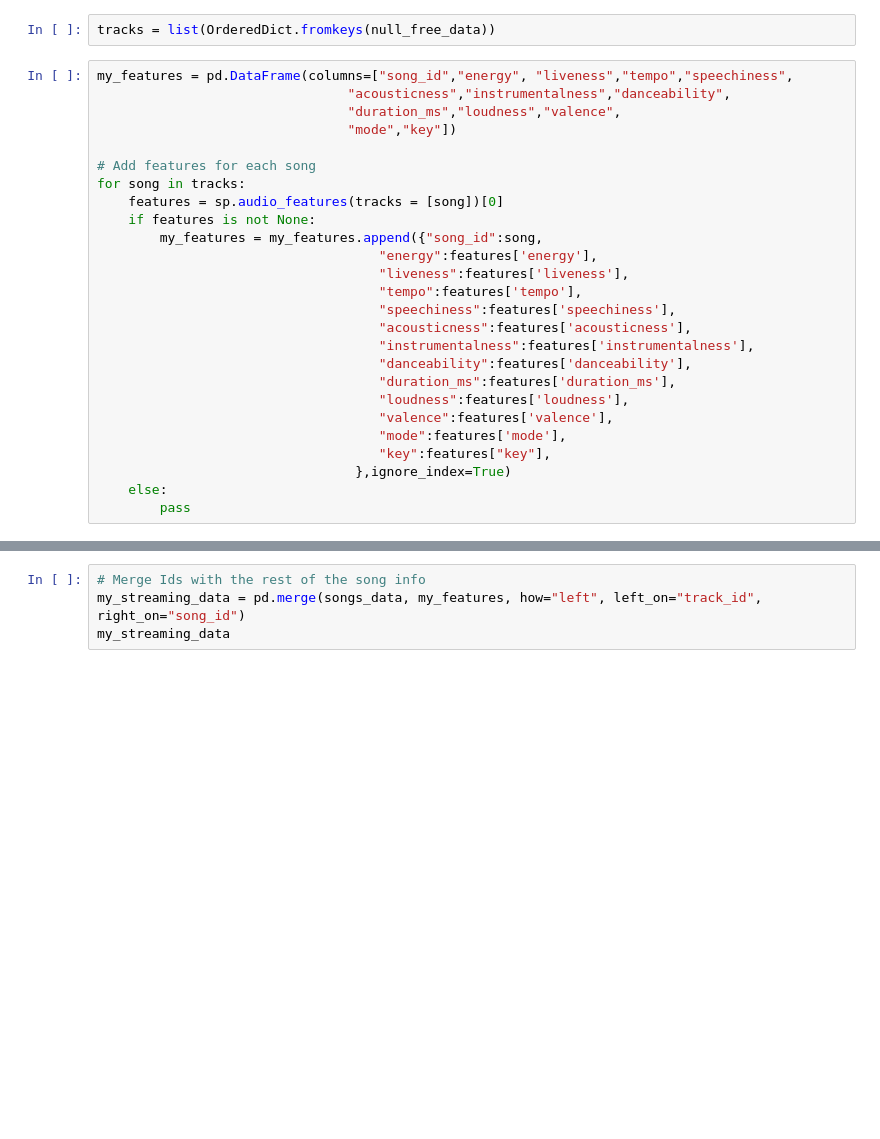
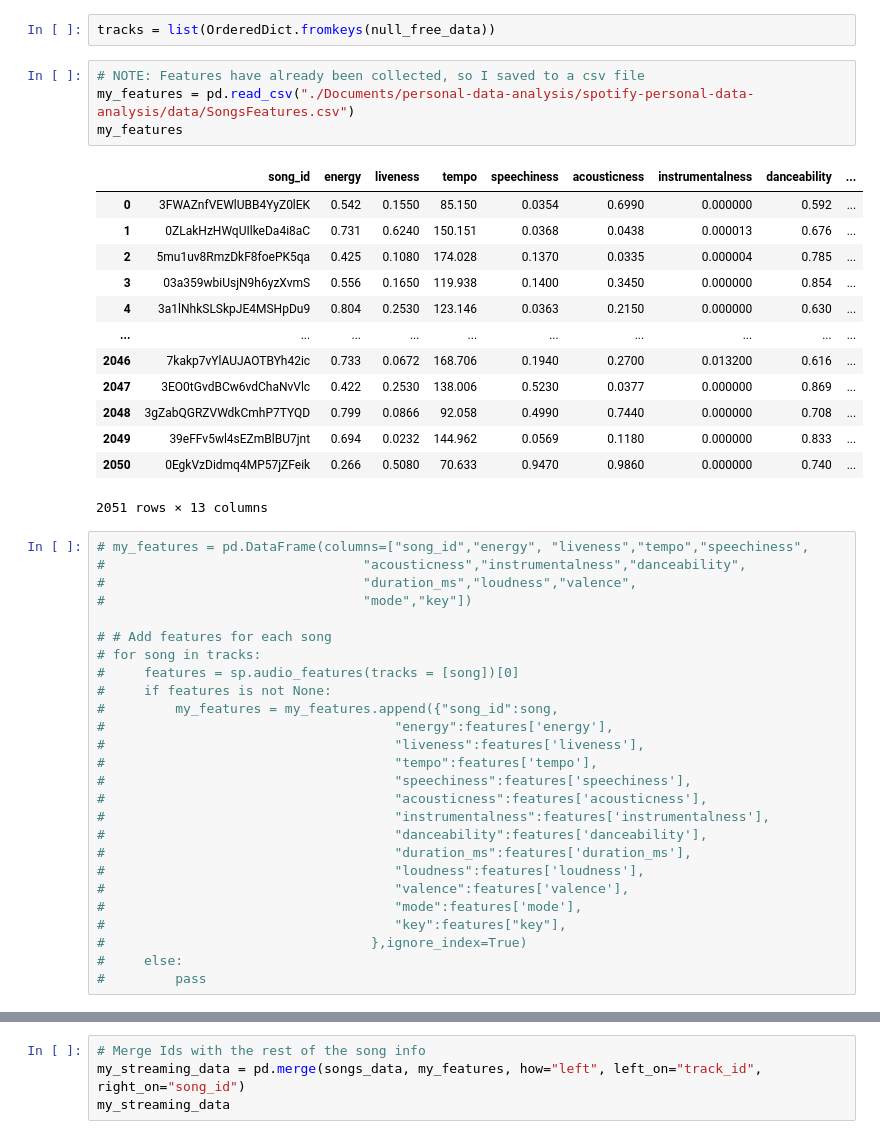
Before and after one commit to DiegoTrigueros/spotify-personal-data-analysis, a Jupyter notebook: spotifyAnalysis.ipynb, the cells around one changed output, grey strips where cells are left out. Cells and saved outputs as stored; diff of their text form; blank space fills up the shorter version.

```diff
--- a/spotifyAnalysis.ipynb
+++ b/spotifyAnalysis.ipynb
@@ -176,31 +193,49 @@ null_free_data.sample(60)
 Name: track_id, dtype: object
 # %%
 tracks = list(OrderedDict.fromkeys(null_free_data))
+# %%
+# NOTE: Features have already been collected, so I saved to a csv file
+my_features = pd.read_csv("./Documents/personal-data-analysis/spotify-personal-data-analysis/data/SongsFeatures.csv")
+my_features
+# %% [output]
+|  | song_id | energy | liveness | tempo | speechiness | acousticness | instrumentalness | danceability | ... |
+| 0 | 3FWAZnfVEWlUBB4YyZ0lEK | 0.542 | 0.1550 | 85.150 | 0.0354 | 0.6990 | 0.000000 | 0.592 | ... |
+| 1 | 0ZLakHzHWqUIlkeDa4i8aC | 0.731 | 0.6240 | 150.151 | 0.0368 | 0.0438 | 0.000013 | 0.676 | ... |
+| 2 | 5mu1uv8RmzDkF8foePK5qa | 0.425 | 0.1080 | 174.028 | 0.1370 | 0.0335 | 0.000004 | 0.785 | ... |
+| 3 | 03a359wbiUsjN9h6yzXvmS | 0.556 | 0.1650 | 119.938 | 0.1400 | 0.3450 | 0.000000 | 0.854 | ... |
+| 4 | 3a1lNhkSLSkpJE4MSHpDu9 | 0.804 | 0.2530 | 123.146 | 0.0363 | 0.2150 | 0.000000 | 0.630 | ... |
+| ... | ... | ... | ... | ... | ... | ... | ... | ... | ... |
+| 2046 | 7kakp7vYlAUJAOTBYh42ic | 0.733 | 0.0672 | 168.706 | 0.1940 | 0.2700 | 0.013200 | 0.616 | ... |
+| 2047 | 3EO0tGvdBCw6vdChaNvVlc | 0.422 | 0.2530 | 138.006 | 0.5230 | 0.0377 | 0.000000 | 0.869 | ... |
+| 2048 | 3gZabQGRZVWdkCmhP7TYQD | 0.799 | 0.0866 | 92.058 | 0.4990 | 0.7440 | 0.000000 | 0.708 | ... |
+| 2049 | 39eFFv5wl4sEZmBlBU7jnt | 0.694 | 0.0232 | 144.962 | 0.0569 | 0.1180 | 0.000000 | 0.833 | ... |
+| 2050 | 0EgkVzDidmq4MP57jZFeik | 0.266 | 0.5080 | 70.633 | 0.9470 | 0.9860 | 0.000000 | 0.740 | ... |
+2051 rows × 13 columns
 # %%
-my_features = pd.DataFrame(columns=["song_id","energy", "liveness","tempo","speechiness",
-                                "acousticness","instrumentalness","danceability",
-                                "duration_ms","loudness","valence",
-                                "mode","key"])
+# my_features = pd.DataFrame(columns=["song_id","energy", "liveness","tempo","speechiness",
+#                                 "acousticness","instrumentalness","danceability",
+#                                 "duration_ms","loudness","valence",
+#                                 "mode","key"])
 
-# Add features for each song
-for song in tracks:
-    features = sp.audio_features(tracks = [song])[0]
-    if features is not None:
-        my_features = my_features.append({"song_id":song,
-                                    "energy":features['energy'],
-                                    "liveness":features['liveness'],
-                                    "tempo":features['tempo'],
-                                    "speechiness":features['speechiness'],
-                                    "acousticness":features['acousticness'],
-                                    "instrumentalness":features['instrumentalness'],
-                                    "danceability":features['danceability'],
-                                    "duration_ms":features['duration_ms'],
-                                    "loudness":features['loudness'],
-                                    "valence":features['valence'],
-                                    "mode":features['mode'],
-                                    "key":features["key"],
-                                 },ignore_index=True)
-    else:
-        pass
+# # Add features for each song
+# for song in tracks:
+#     features = sp.audio_features(tracks = [song])[0]
+#     if features is not None:
+#         my_features = my_features.append({"song_id":song,
+#                                     "energy":features['energy'],
+#                                     "liveness":features['liveness'],
+#                                     "tempo":features['tempo'],
+#                                     "speechiness":features['speechiness'],
+#                                     "acousticness":features['acousticness'],
+#                                     "instrumentalness":features['instrumentalness'],
+#                                     "danceability":features['danceability'],
+#                                     "duration_ms":features['duration_ms'],
+#                                     "loudness":features['loudness'],
+#                                     "valence":features['valence'],
+#                                     "mode":features['mode'],
+#                                     "key":features["key"],
+#                                  },ignore_index=True)
+#     else:
+#         pass
 # %%
 # %store my_features
```
Also changed, not shown: parts of 25 cells of this notebook, 6 other files.
